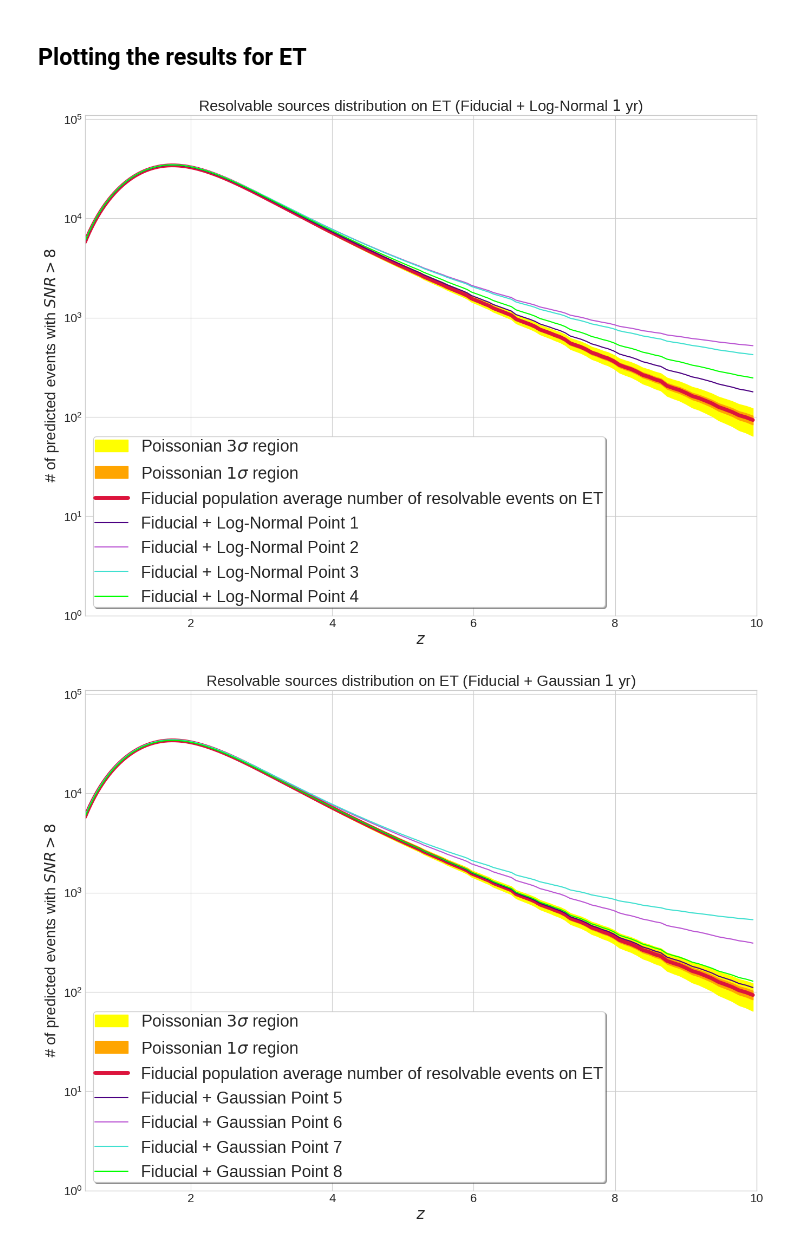
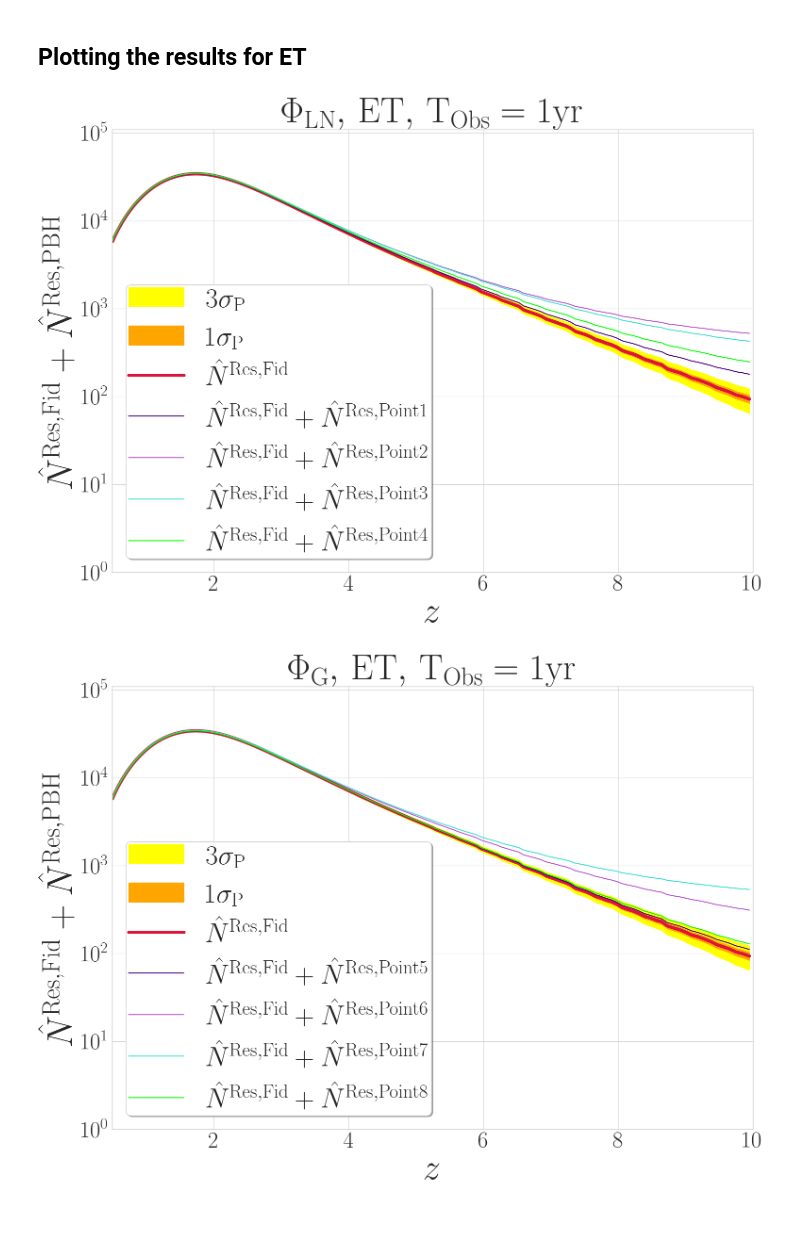
Before and after one commit to KuZa91/PBH_subpopulations_effects_analysis, a Jupyter notebook: ResDistPlotter.ipynb, the cells around one changed output. Cells and saved outputs as stored; diff of their text form; code cells hidden in the pictures.

```diff
--- a/ResDistPlotter.ipynb
+++ b/ResDistPlotter.ipynb
@@ -26,6 +26,7 @@ from LISAhdf5 import LISAhdf5,ParsUnits
 %matplotlib inline
 %run BigFont.py
 import matplotlib.pyplot as plt
+plt.rcParams['text.usetex'] = True
 plt.style.use("seaborn-v0_8-whitegrid")
 # %% [markdown]
 <h2> Loading the populations catalogues </h2>
@@ -132,46 +135,48 @@ plt.savefig('apLIGOSNRB8ResDistGs.png',dpi=50)
 # %%
 # Plotting the obtained statistics for the fiducial model
 
 plt.figure(figsize=(16,12))
-plt.fill_between(ET1.Redshift, ET1.Fid_ResNorm + 3.*np.sqrt(ET1.Fid_ResNorm), ET1.Fid_ResNorm - 3.*np.sqrt(ET1.Fid_ResNorm), color = 'yellow', label = r'Poissonian $3\sigma$ region')
-plt.fill_between(ET1.Redshift, ET1.Fid_ResNorm + np.sqrt(ET1.Fid_ResNorm), ET1.Fid_ResNorm -np.sqrt(ET1.Fid_ResNorm), color = 'orange', label = r'Poissonian $1\sigma$ region')
-plt.plot(ET1.Redshift, ET1.Fid_ResNorm, color = 'crimson', linewidth=5, label = 'Fiducial population average number of resolvable events on ET')
-plt.plot(ET1.Redshift, ET1.Fid_ResNorm + ET1.Pert_ResNorm, color = 'Indigo', label = 'Fiducial + Log-Normal Point 1')
-plt.plot(ET2.Redshift, ET2.Fid_ResNorm + ET2.Pert_ResNorm, color = 'mediumorchid', label = 'Fiducial + Log-Normal Point 2')
-plt.plot(ET3.Redshift, ET3.Fid_ResNorm + ET3.Pert_ResNorm, color = 'turquoise', label = 'Fiducial + Log-Normal Point 3')
-plt.plot(ET4.Redshift, ET4.Fid_ResNorm + ET4.Pert_ResNorm, color = 'lime', label = 'Fiducial + Log-Normal Point 4')
-plt.xlabel('$z$', fontsize = 20 )
+plt.fill_between(ET1.Redshift, ET1.Fid_ResNorm + 3.*np.sqrt(ET1.Fid_ResNorm), ET1.Fid_ResNorm - 3.*np.sqrt(ET1.Fid_ResNorm), color = 'yellow', label = r'$3\sigma_{\rm P}$')
+plt.fill_between(ET1.Redshift, ET1.Fid_ResNorm + np.sqrt(ET1.Fid_ResNorm), ET1.Fid_ResNorm -np.sqrt(ET1.Fid_ResNorm), color = 'orange', label = r'$1\sigma_{\rm P}$')
+plt.plot(ET1.Redshift, ET1.Fid_ResNorm, color = 'crimson', linewidth=5, label = r'$\hat{N}^{\rm Res, Fid}$')
+plt.plot(ET1.Redshift, ET1.Fid_ResNorm + ET1.Pert_ResNorm, color = 'Indigo', label = r'$\hat{N}^{\rm Res, Fid} + \hat{N}^{\rm Res, Point 1}$')
+plt.plot(ET2.Redshift, ET2.Fid_ResNorm + ET2.Pert_ResNorm, color = 'mediumorchid', label = r'$\hat{N}^{\rm Res, Fid} + \hat{N}^{\rm Res, Point 2}$')
+plt.plot(ET3.Redshift, ET3.Fid_ResNorm + ET3.Pert_ResNorm, color = 'turquoise', label = r'$\hat{N}^{\rm Res, Fid} + \hat{N}^{\rm Res, Point 3}$')
+plt.plot(ET4.Redshift, ET4.Fid_ResNorm + ET4.Pert_ResNorm, color = 'lime', label = r'$\hat{N}^{\rm Res, Fid} + \hat{N}^{\rm Res, Point 4}$')
+plt.xlabel('$z$', fontsize = 55 )
 plt.xlim(0.5, 10.)
 plt.ylim(1.e0, 1.1e5)
 #plt.xscale('log')
 plt.yscale('log')
-plt.legend(loc = 3, frameon = True, fancybox = True, shadow = True, borderpad= 0.1, prop={'size': 22})
-plt.ylabel('# of predicted events with $SNR > 8$', fontsize = 20)
-plt.title(r'Resolvable sources distribution on ET (Fiducial + Log-Normal $1$ yr)',fontsize = 20)
-#plt.savefig('ETSNRB8ResDistLN.png',dpi=200)
-plt.savefig('ETSNRB8ResDistLN.png',dpi=50)
+plt.legend(loc = 3, frameon = True, fancybox = True, shadow = True, borderpad= 0.1, prop={'size': 42})
+plt.ylabel(r'$\hat{N}^{\rm Res, Fid} + \hat{N}^{\rm Res, PBH}$', fontsize = 55)
+plt.title(r'$\Phi_{\rm LN}, \, \rm ET, \, T_{\rm Obs} = 1yr$',fontsize = 55)
+plt.tight_layout()
+plt.savefig('ETSNRB8ResDistLN.png',dpi=200)
+#plt.savefig('ETSNRB8ResDistLN.png',dpi=50)
 # %% [output]
-[figure, old version]
+[figure, new version]
 # %%
 # Plotting the obtained statistics for the fiducial model
 
 plt.figure(figsize=(16,12))
-plt.fill_between(ET5.Redshift, ET5.Fid_ResNorm + 3.*np.sqrt(ET5.Fid_ResNorm), ET5.Fid_ResNorm - 3.*np.sqrt(ET5.Fid_ResNorm), color = 'yellow', label = r'Poissonian $3\sigma$ region')
-plt.fill_between(ET5.Redshift, ET5.Fid_ResNorm + np.sqrt(ET5.Fid_ResNorm), ET5.Fid_ResNorm -np.sqrt(ET5.Fid_ResNorm), color = 'orange', label = r'Poissonian $1\sigma$ region')
-plt.plot(ET5.Redshift, ET5.Fid_ResNorm, color = 'crimson', linewidth=5, label = 'Fiducial population average number of resolvable events on ET')
-plt.plot(ET5.Redshift, ET5.Fid_ResNorm + ET5.Pert_ResNorm, color = 'Indigo', label = 'Fiducial + Gaussian Point 5')
-plt.plot(ET6.Redshift, ET6.Fid_ResNorm + ET6.Pert_ResNorm, color = 'mediumorchid', label = 'Fiducial + Gaussian Point 6')
-plt.plot(ET7.Redshift, ET7.Fid_ResNorm + ET7.Pert_ResNorm, color = 'turquoise', label = 'Fiducial + Gaussian Point 7')
-plt.plot(ET8.Redshift, ET8.Fid_ResNorm + ET8.Pert_ResNorm, color = 'lime', label = 'Fiducial + Gaussian Point 8')
-plt.xlabel('$z$', fontsize = 20 )
+plt.fill_between(ET5.Redshift, ET5.Fid_ResNorm + 3.*np.sqrt(ET5.Fid_ResNorm), ET5.Fid_ResNorm - 3.*np.sqrt(ET5.Fid_ResNorm), color = 'yellow', label = r'$3\sigma_{\rm P}$')
+plt.fill_between(ET5.Redshift, ET5.Fid_ResNorm + np.sqrt(ET5.Fid_ResNorm), ET5.Fid_ResNorm -np.sqrt(ET5.Fid_ResNorm), color = 'orange', label = r'$1\sigma_{\rm P}$')
+plt.plot(ET5.Redshift, ET5.Fid_ResNorm, color = 'crimson', linewidth=5, label = r'$\hat{N}^{\rm Res, Fid}$')
+plt.plot(ET5.Redshift, ET5.Fid_ResNorm + ET5.Pert_ResNorm, color = 'Indigo', label = r'$\hat{N}^{\rm Res, Fid} + \hat{N}^{\rm Res, Point 5}$')
+plt.plot(ET6.Redshift, ET6.Fid_ResNorm + ET6.Pert_ResNorm, color = 'mediumorchid', label = r'$\hat{N}^{\rm Res, Fid} + \hat{N}^{\rm Res, Point 6}$')
+plt.plot(ET7.Redshift, ET7.Fid_ResNorm + ET7.Pert_ResNorm, color = 'turquoise', label = r'$\hat{N}^{\rm Res, Fid} + \hat{N}^{\rm Res, Point 7}$')
+plt.plot(ET8.Redshift, ET8.Fid_ResNorm + ET8.Pert_ResNorm, color = 'lime', label = r'$\hat{N}^{\rm Res, Fid} + \hat{N}^{\rm Res, Point 8}$')
+plt.xlabel('$z$', fontsize = 55 )
 plt.xlim(0.5, 10.)
 plt.ylim(1.e0, 1.1e5)
 #plt.xscale('log')
 plt.yscale('log')
-plt.legend(loc = 3, frameon = True, fancybox = True, shadow = True, borderpad= 0.1, prop={'size': 22})
-plt.ylabel('# of predicted events with $SNR > 8$', fontsize = 20)
-plt.title(r'Resolvable sources distribution on ET (Fiducial + Gaussian $1$ yr)',fontsize = 20)
-#plt.savefig('ETSNRB8ResDistGs.png',dpi=200)
-plt.savefig('ETSNRB8ResDistGs.png',dpi=50)
+plt.legend(loc = 3, frameon = True, fancybox = True, shadow = True, borderpad= 0.1, prop={'size': 42})
+plt.ylabel(r'$\hat{N}^{\rm Res, Fid} + \hat{N}^{\rm Res, PBH}$', fontsize = 55)
+plt.title(r'$\Phi_{\rm G}, \, \rm ET, \, T_{\rm Obs} = 1yr$',fontsize = 55)
+plt.tight_layout()
+plt.savefig('ETSNRB8ResDistGs.png',dpi=200)
+#plt.savefig('ETSNRB8ResDistGs.png',dpi=50)
 # %% [output]
-[figure, old version]
+[figure, new version]
```
Also changed, not shown: parts of 2 cells of this notebook, 4 other files.
